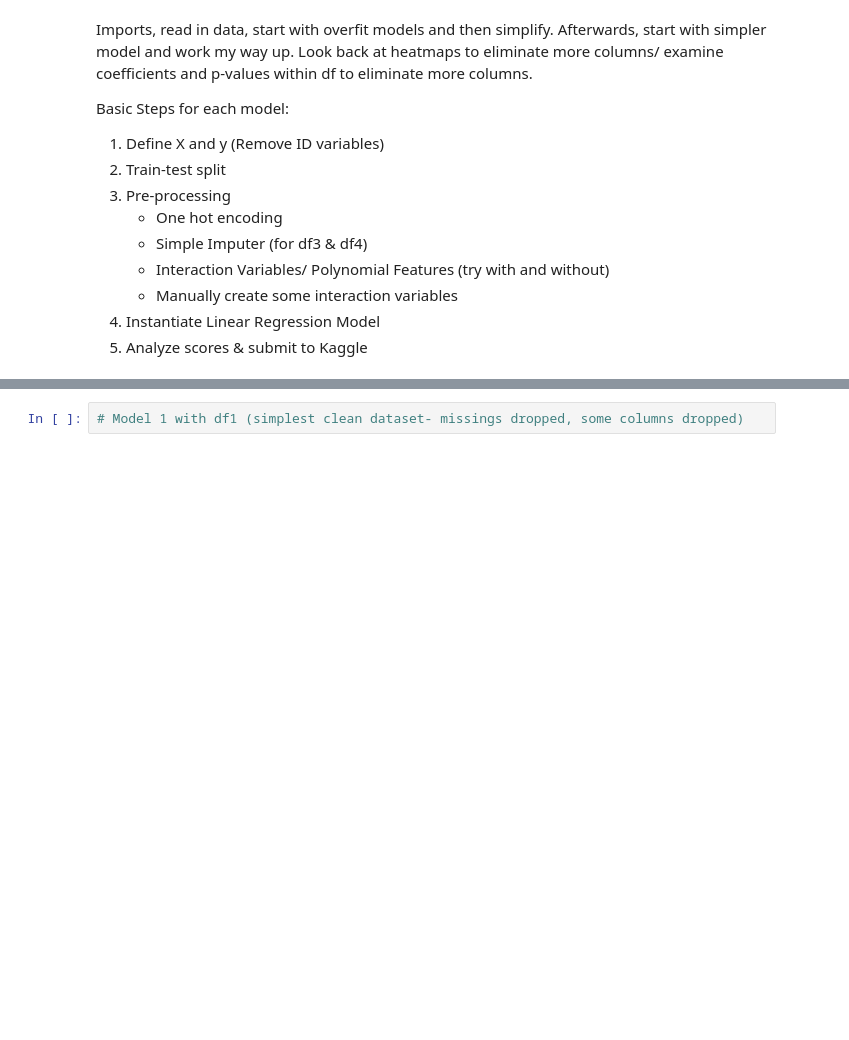
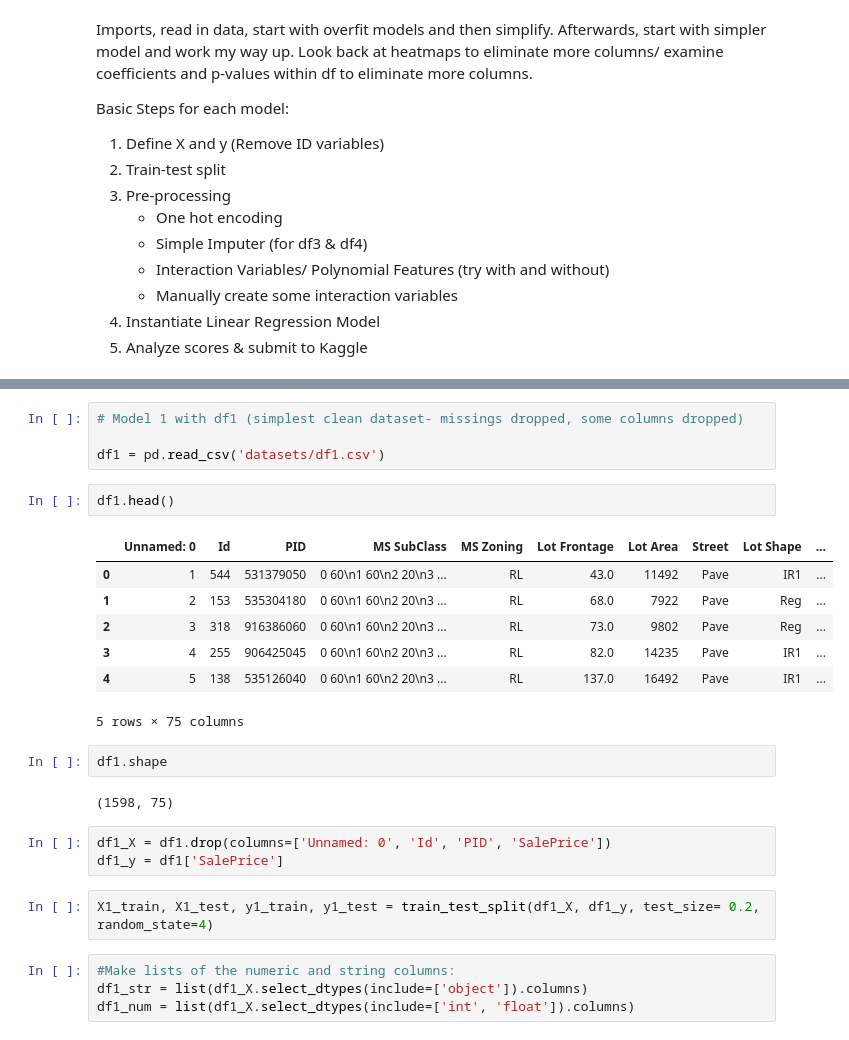
Before and after one commit to kellsweig/Predicting-Housing-Prices, a Jupyter notebook: Model Testing.ipynb, the cells around one changed output, grey strips where cells are left out. Drawn from its saved outputs; the diff is of its cells as text; blank space fills up the shorter version.

```diff
--- a/Model Testing.ipynb
+++ b/Model Testing.ipynb
@@ -22,2 +31,27 @@ Basic Steps for each model:
 # %%
 # Model 1 with df1 (simplest clean dataset- missings dropped, some columns dropped)
+
+df1 = pd.read_csv('datasets/df1.csv')
+# %%
+df1.head()
+# %% [output]
+|  | Unnamed: 0 | Id | PID | MS SubClass | MS Zoning | Lot Frontage | Lot Area | Street | Lot Shape | ... |
+| 0 | 1 | 544 | 531379050 | 0 60\n1 60\n2 20\n3 ... | RL | 43.0 | 11492 | Pave | IR1 | ... |
+| 1 | 2 | 153 | 535304180 | 0 60\n1 60\n2 20\n3 ... | RL | 68.0 | 7922 | Pave | Reg | ... |
+| 2 | 3 | 318 | 916386060 | 0 60\n1 60\n2 20\n3 ... | RL | 73.0 | 9802 | Pave | Reg | ... |
+| 3 | 4 | 255 | 906425045 | 0 60\n1 60\n2 20\n3 ... | RL | 82.0 | 14235 | Pave | IR1 | ... |
+| 4 | 5 | 138 | 535126040 | 0 60\n1 60\n2 20\n3 ... | RL | 137.0 | 16492 | Pave | IR1 | ... |
+5 rows × 75 columns
+# %%
+df1.shape
+# %% [output]
+(1598, 75)
+# %%
+df1_X = df1.drop(columns=['Unnamed: 0', 'Id', 'PID', 'SalePrice'])
+df1_y = df1['SalePrice']
+# %%
+X1_train, X1_test, y1_train, y1_test = train_test_split(df1_X, df1_y, test_size= 0.2, random_state=4)
+# %%
+#Make lists of the numeric and string columns:
+df1_str = list(df1_X.select_dtypes(include=['object']).columns)
+df1_num = list(df1_X.select_dtypes(include=['int', 'float']).columns)
```
Also changed, not shown: parts of 4 cells of this notebook, 1 other file.
